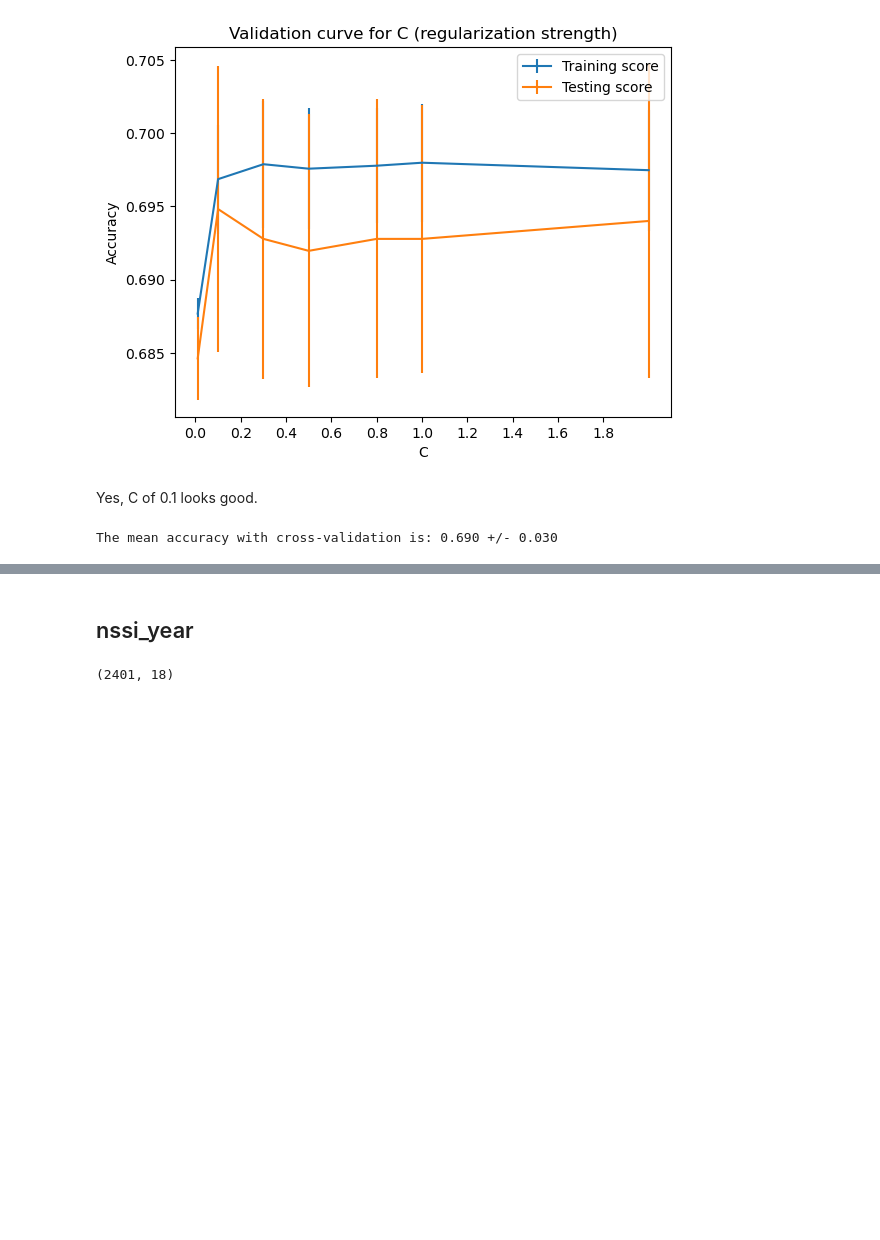
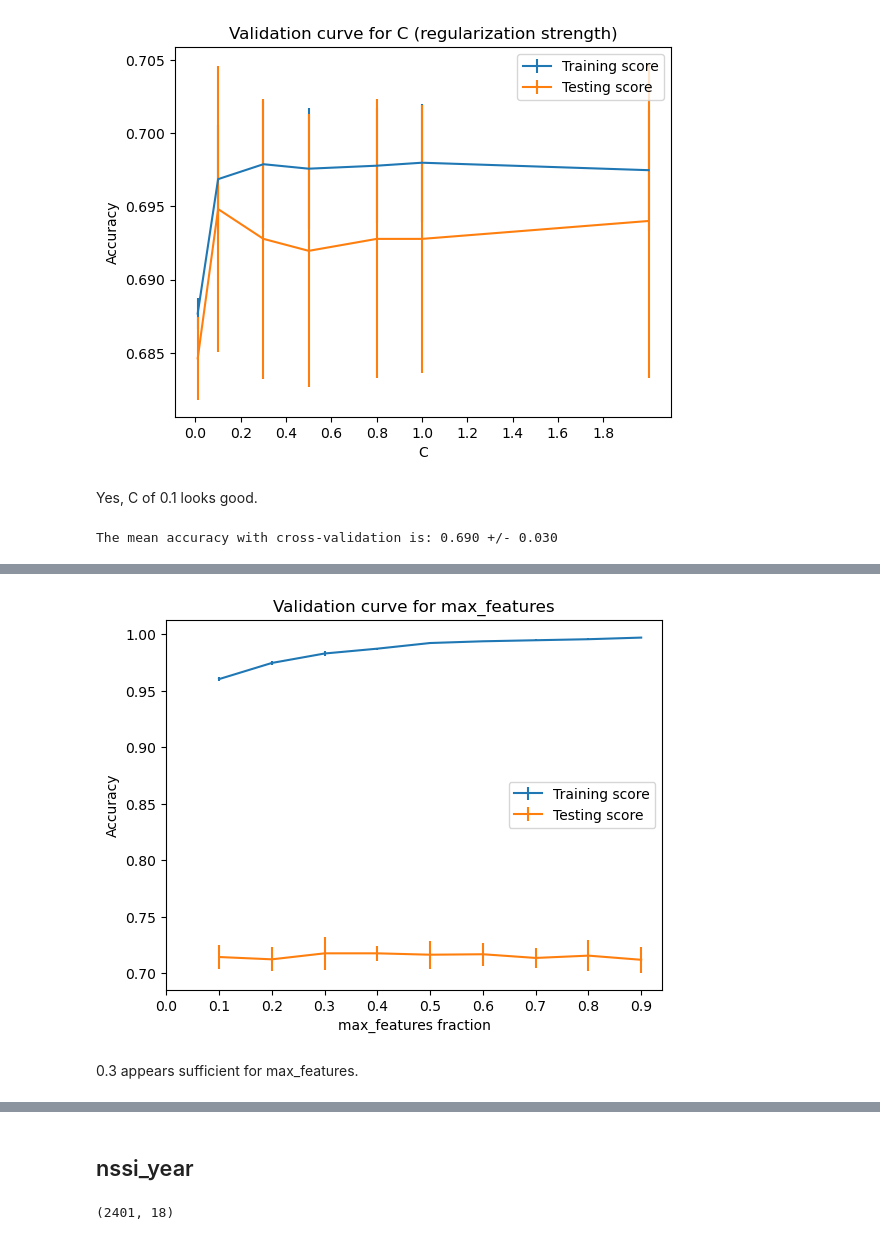
Before and after one commit to NRKako/machine_learning, a Jupyter notebook: self_harm.ipynb, the cells around one changed output, grey strips where cells are left out. Cells and saved outputs as stored; diff of their text form; code cells hidden in the pictures; blank space fills up the shorter version.

```diff
--- a/self_harm.ipynb
+++ b/self_harm.ipynb
@@ -839,0 +713,21 @@ There is no clear benefit to having more than 100 trees/estimators in the forest
+# %%
+pipeline.set_params(randomforestclassifier__max_leaf_nodes=256)
+
+# next we'll tune max_features
+max_features_values = [0.1, 0.2, 0.3, 0.4, 0.5, 0.6, 0.7, 0.8, 0.9]
+train_scores, test_scores = validation_curve(
+    pipeline, features, target, param_name='randomforestclassifier__max_features',
+    param_range=max_features_values, scoring='accuracy', n_jobs=2)
+# %%
+# plot validation curve for max_features
+plt.errorbar(max_features_values, train_scores.mean(axis=1), yerr=train_scores.std(axis=1), label="Training score")
+plt.errorbar(max_features_values, test_scores.mean(axis=1), yerr=test_scores.std(axis=1), label="Testing score")
+plt.legend()
+plt.xticks(np.arange(0, 1, 0.1))
+plt.xlabel("max_features fraction")
+plt.ylabel("Accuracy")
+_ = plt.title("Validation curve for max_features")
+# %% [output]
+[figure, added]
+# %% [markdown]
+0.3 appears sufficient for max_features.
```
Also changed, not shown: parts of 45 cells of this notebook.
